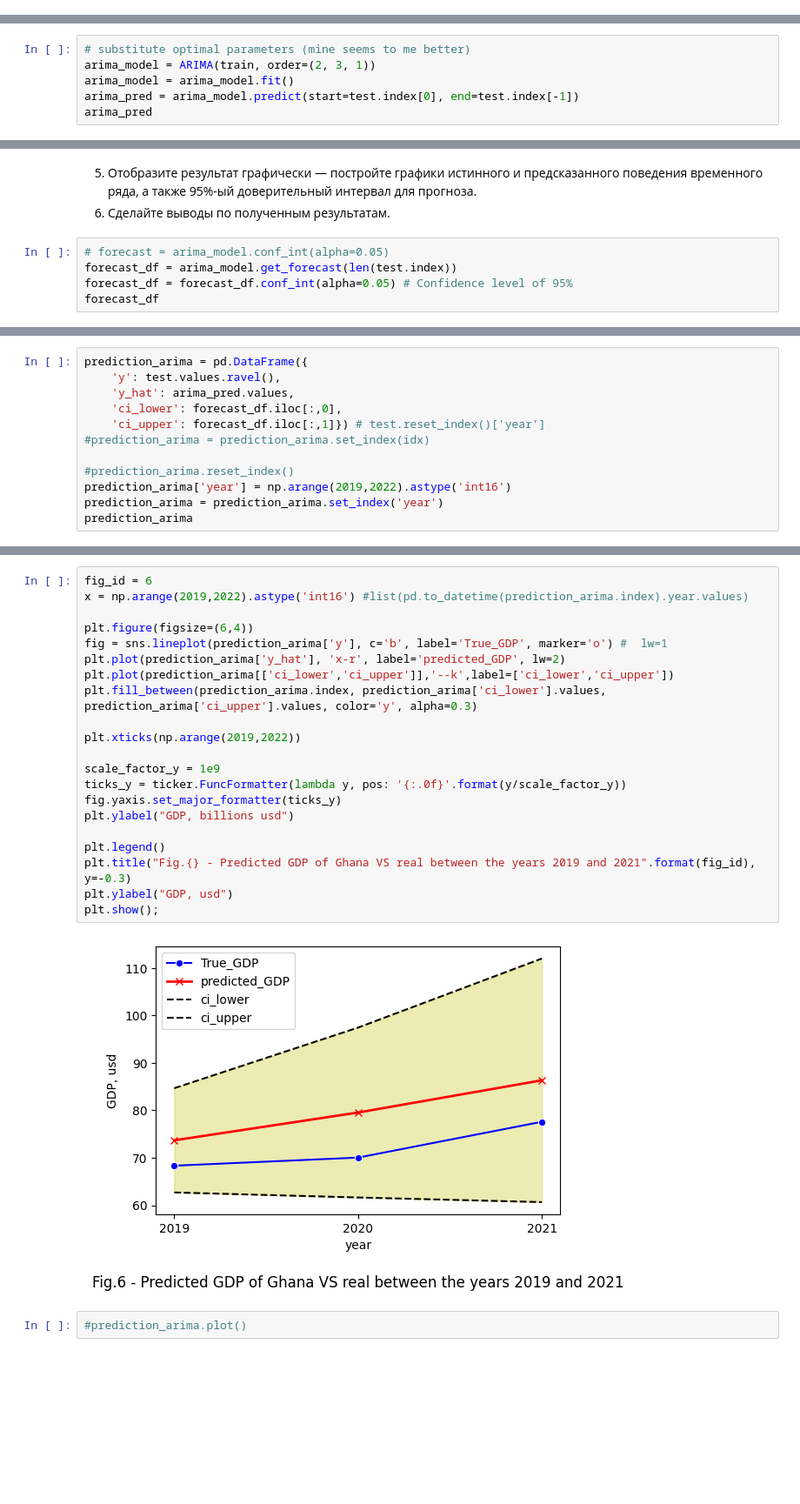
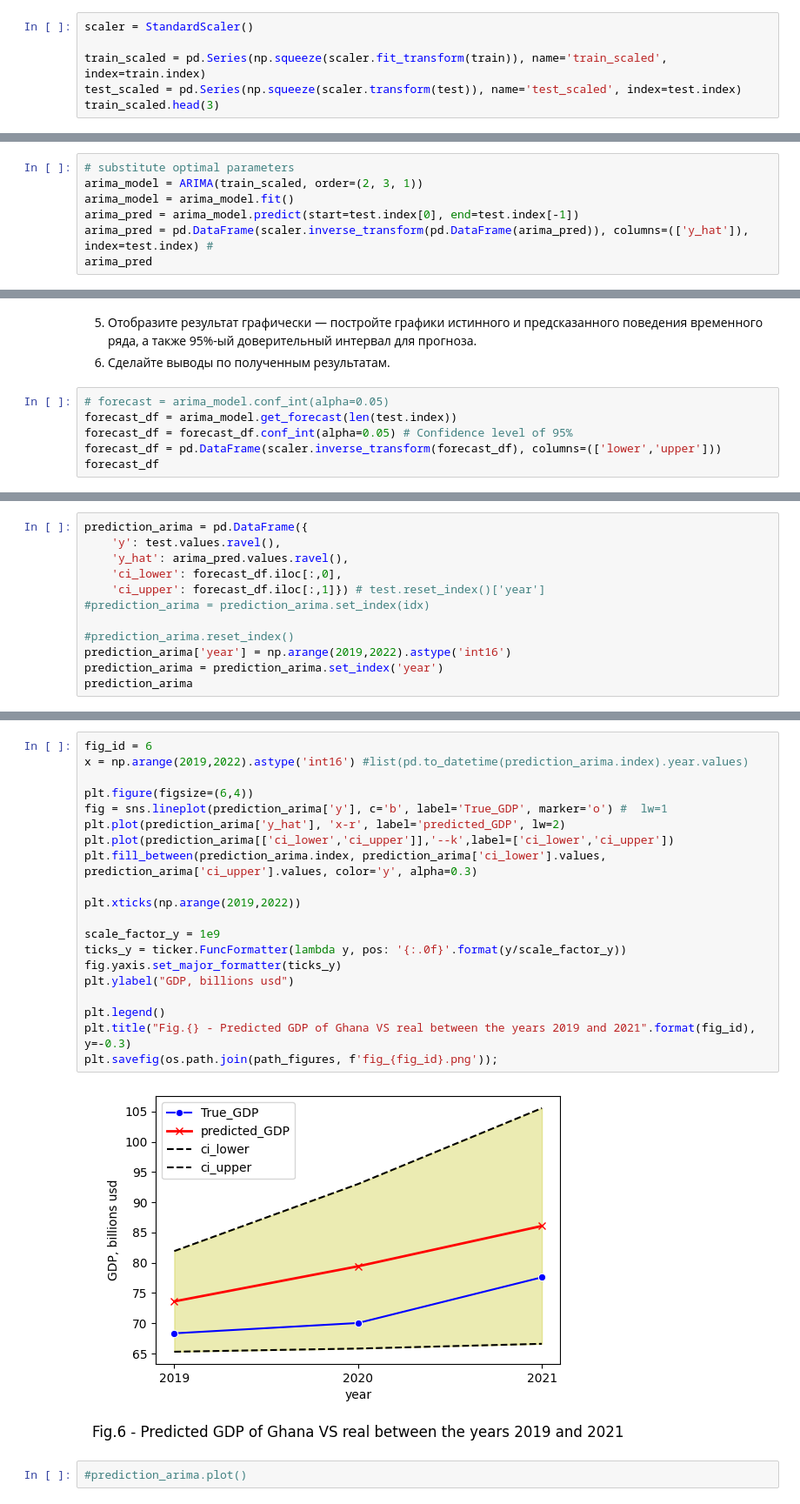
Before and after one commit to Alex1iv/GDP_forecast, a Jupyter notebook: notebooks/GDP_forecast.ipynb, the cells around one changed output, grey strips where cells are left out. Shown at 87% size. Cells and saved outputs as stored; diff of their text form; blank space fills up the shorter version.

```diff
--- a/notebooks/GDP_forecast.ipynb
+++ b/notebooks/GDP_forecast.ipynb
@@ -105,3 +109,9 @@ train, test = data.iloc[:-3], data.iloc[-3:]
 train.shape, test.shape
 # %% [output]
 ((59, 1), (3, 1))
+# %%
+scaler = StandardScaler()
+
+train_scaled = pd.Series(np.squeeze(scaler.fit_transform(train)), name='train_scaled', index=train.index)
+test_scaled = pd.Series(np.squeeze(scaler.transform(test)), name='test_scaled', index=test.index)
+train_scaled.head(3)
@@ -258,9 +273,10 @@ Warnings:
 # %% [markdown]
 4. Постройте модель с наилучшими параметрами и выполните предсказание для отложенной тестовой выборки (последние три года).
 # %%
-# substitute optimal parameters (mine seems to me better)
-arima_model = ARIMA(train, order=(2, 3, 1))
+# substitute optimal parameters
+arima_model = ARIMA(train_scaled, order=(2, 3, 1))
 arima_model = arima_model.fit()
 arima_pred = arima_model.predict(start=test.index[0], end=test.index[-1])
+arima_pred = pd.DataFrame(scaler.inverse_transform(pd.DataFrame(arima_pred)), columns=(['y_hat']), index=test.index) #
 arima_pred
 # %% [output]
@@ -275,5 +292,6 @@ Freq: AS-JAN, Name: predicted_mean, dtype: float64
 # forecast = arima_model.conf_int(alpha=0.05)
 forecast_df = arima_model.get_forecast(len(test.index))
 forecast_df = forecast_df.conf_int(alpha=0.05) # Confidence level of 95%
+forecast_df = pd.DataFrame(scaler.inverse_transform(forecast_df), columns=(['lower','upper']))
 forecast_df
 # %% [output]
@@ -284,7 +308,7 @@ forecast_df
 # %%
 prediction_arima = pd.DataFrame({
     'y': test.values.ravel(),
-    'y_hat': arima_pred.values,
+    'y_hat': arima_pred.values.ravel(),
     'ci_lower': forecast_df.iloc[:,0],
     'ci_upper': forecast_df.iloc[:,1]}) # test.reset_index()['year']
 #prediction_arima = prediction_arima.set_index(idx)
@@ -302,26 +331,25 @@ prediction_arima
 # %%
 fig_id = 6
 x = np.arange(2019,2022).astype('int16') #list(pd.to_datetime(prediction_arima.index).year.values)
 
 plt.figure(figsize=(6,4))
 fig = sns.lineplot(prediction_arima['y'], c='b', label='True_GDP', marker='o') #  lw=1
 plt.plot(prediction_arima['y_hat'], 'x-r', label='predicted_GDP', lw=2)
 plt.plot(prediction_arima[['ci_lower','ci_upper']],'--k',label=['ci_lower','ci_upper'])
 plt.fill_between(prediction_arima.index, prediction_arima['ci_lower'].values, prediction_arima['ci_upper'].values, color='y', alpha=0.3)
 
 plt.xticks(np.arange(2019,2022))
 
 scale_factor_y = 1e9
 ticks_y = ticker.FuncFormatter(lambda y, pos: '{:.0f}'.format(y/scale_factor_y))
 fig.yaxis.set_major_formatter(ticks_y)
 plt.ylabel("GDP, billions usd")
 
 plt.legend()
 plt.title("Fig.{} - Predicted GDP of Ghana VS real between the years 2019 and 2021".format(fig_id), y=-0.3)
-plt.ylabel("GDP, usd")
-plt.show();
+plt.savefig(os.path.join(path_figures, f'fig_{fig_id}.png'));
 # %% [output]
-[figure, old version]
+[figure, new version]
 # %%
 #prediction_arima.plot()
 # %% [markdown]
```
Also changed, not shown: parts of 15 cells of this notebook.
